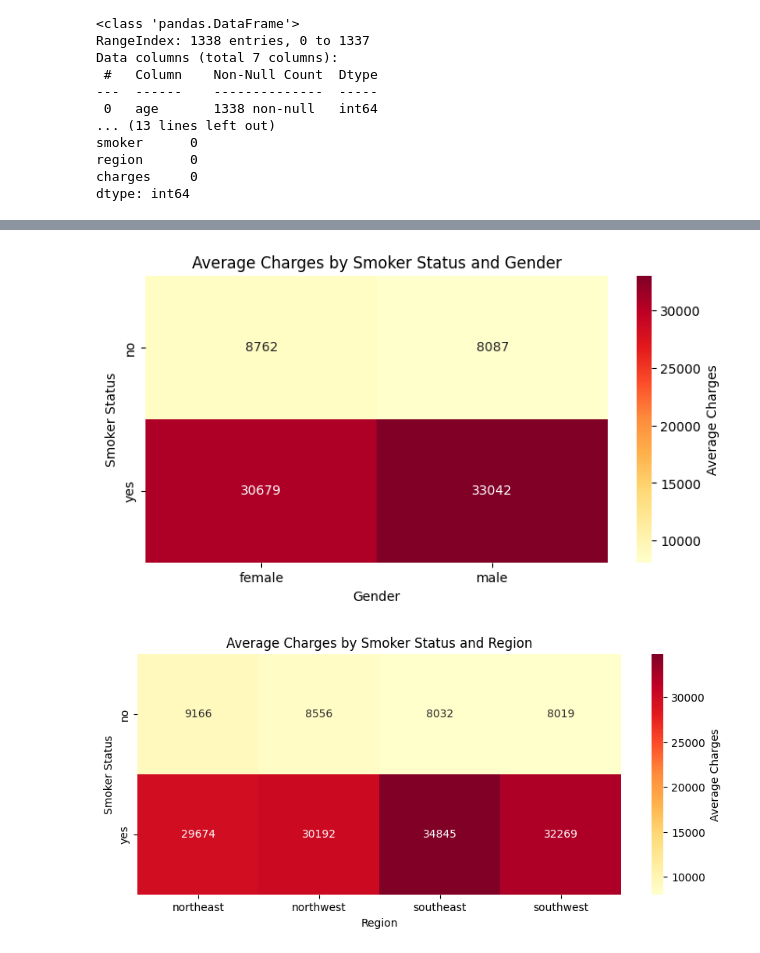
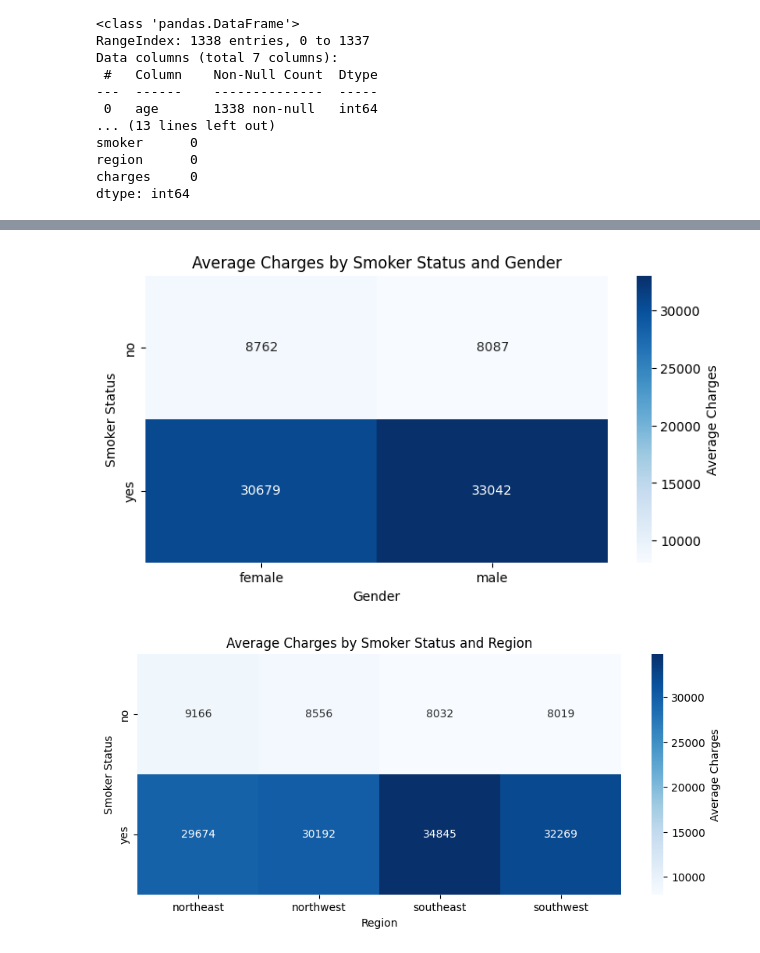
Before and after one commit to cowardclaire/sales-report-numpy, a Jupyter notebook: OneDrive/Documents/vs-code-projects/health-insurance-project/my-jupyter-notebook.ipynb, the cells around one changed output, grey strips where cells are left out. Saved outputs shown, nothing was run; the diff lists cells and outputs as text; code cells hidden in the pictures.

Commit message:
adding more graphs

```diff
--- a/OneDrive/Documents/vs-code-projects/health-insurance-project/my-jupyter-notebook.ipynb
+++ b/OneDrive/Documents/vs-code-projects/health-insurance-project/my-jupyter-notebook.ipynb
@@ -8,6 +8,11 @@ import plotly.express as px
 import plotly.graph_objects as go
 from plotly.subplots import make_subplots
 
+# Define consistent color scheme: Dark colors (navy, teal, burgundy)
+custom_palette = ['#001f3f', '#0074D9', '#7FDBCA', '#B10DC9']
+bmi_colors = {'Underweight': '#001f3f', 'Normal': '#7FDBCA', 'Overweight': '#0074D9', 'Obese': '#B10DC9'}
+sns.set_palette(custom_palette)
+
 #checking data loaded correctly, showing first few rows and info
 
 df = pd.read_csv("Data/insurance.csv")
@@ -71,28 +76,28 @@ Passing `palette` without assigning `hue` is deprecated and will be removed in v
 # %%
 
 #heatmap for charges by smoker status
 # Create a pivot table of average charges by smoker and other variables
 heatmap_data = df.pivot_table(values='charges', index='smoker', columns='sex', aggfunc='mean')
 
 plt.figure(figsize=(8, 4))
-sns.heatmap(heatmap_data, annot=True, fmt='.0f', cmap='YlOrRd', cbar_kws={'label': 'Average Charges'})
+sns.heatmap(heatmap_data, annot=True, fmt='.0f', cmap='Blues', cbar_kws={'label': 'Average Charges'})
 plt.title('Average Charges by Smoker Status and Gender')
 plt.xlabel('Gender')
 plt.ylabel('Smoker Status')
 plt.show()
 
 #alternative: heatmap by smoker and region
 heatmap_data2 = df.pivot_table(values='charges', index='smoker', columns='region', aggfunc='mean')
 
 plt.figure(figsize=(10, 4))
-sns.heatmap(heatmap_data2, annot=True, fmt='.0f', cmap='YlOrRd', cbar_kws={'label': 'Average Charges'})
+sns.heatmap(heatmap_data2, annot=True, fmt='.0f', cmap='Blues', cbar_kws={'label': 'Average Charges'})
 plt.title('Average Charges by Smoker Status and Region')
 plt.xlabel('Region')
 plt.ylabel('Smoker Status')
 plt.show()
 # %% [output]
-[figure, old version]
+[figure, new version]
-[figure, old version]
+[figure, new version]
 # %%
 
 #obesity clusters using BMI by smoker status (INTERACTIVE)
```
Also changed, not shown: parts of 4 cells of this notebook.
